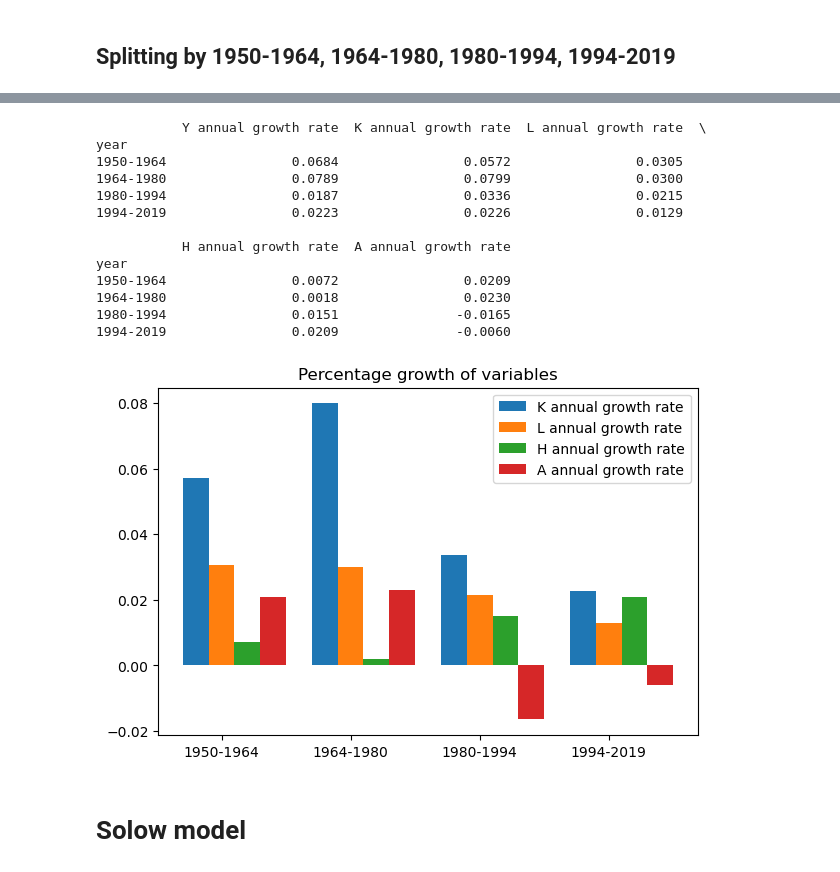
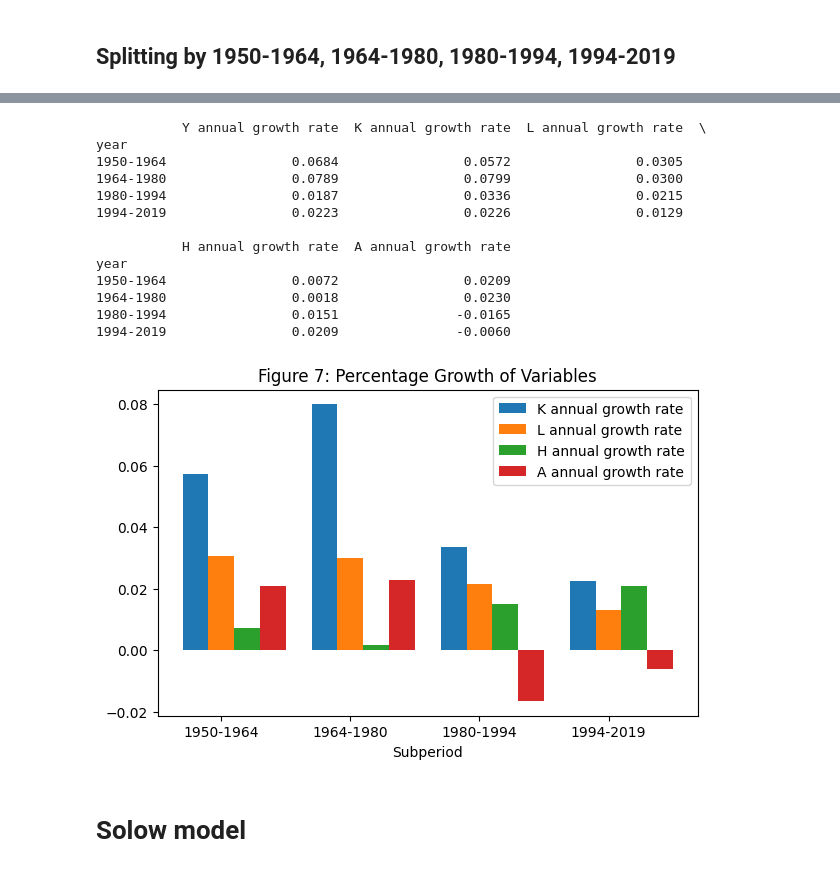
Before and after one commit to Jessie-Fung/ec2b1-brazil, a Jupyter notebook: code/code.ipynb, the cells around one changed output, grey strips where cells are left out. Cells and saved outputs as stored; diff of their text form; code cells hidden in the pictures.

```diff
--- a/code/code.ipynb
+++ b/code/code.ipynb
@@ -632,36 +681,37 @@ period_annual_change = period_annual_change.set_index('year')
 print(period_annual_change)
 
 width = 0.2  # the width of the bars
 multiplier = 0
 
 fig, ax2 = plt.subplots(layout='constrained', figsize=(6, 4))
 
 for factor, change in period_annual_change.drop(columns = "Y annual growth rate").to_dict("list").items():
     offset = width * multiplier
     rects = ax2.bar(x + offset, change, width, label=factor)
     multiplier += 1
 
 # Add some text for labels, title and custom x-axis tick labels, etc.
-ax2.set_title('Percentage growth of variables')
+ax2.set_title('Figure 7: Percentage Growth of Variables')
 ax2.set_xticks(x + width, period_intvls)
+ax2.set_xlabel('Subperiod')
 ax2.legend(ncols=1)
 
-plt.show()
+plt.savefig("./figures/Figure 7.png", dpi=300, bbox_inches='tight')
 # %% [output]
            Y annual growth rate  K annual growth rate  L annual growth rate  \
 year
 1950-1964                0.0684                0.0572                0.0305
 1964-1980                0.0789                0.0799                0.0300
 1980-1994                0.0187                0.0336                0.0215
 1994-2019                0.0223                0.0226                0.0129
 
            H annual growth rate  A annual growth rate
 year
 1950-1964                0.0072                0.0209
 1964-1980                0.0018                0.0230
 1980-1994                0.0151               -0.0165
 1994-2019                0.0209               -0.0060
-[figure, old version]
+[figure, new version]
 # %% [markdown]
 # Solow model
 # %%
```
Also changed, not shown: parts of 16 cells of this notebook, 13 other files.
